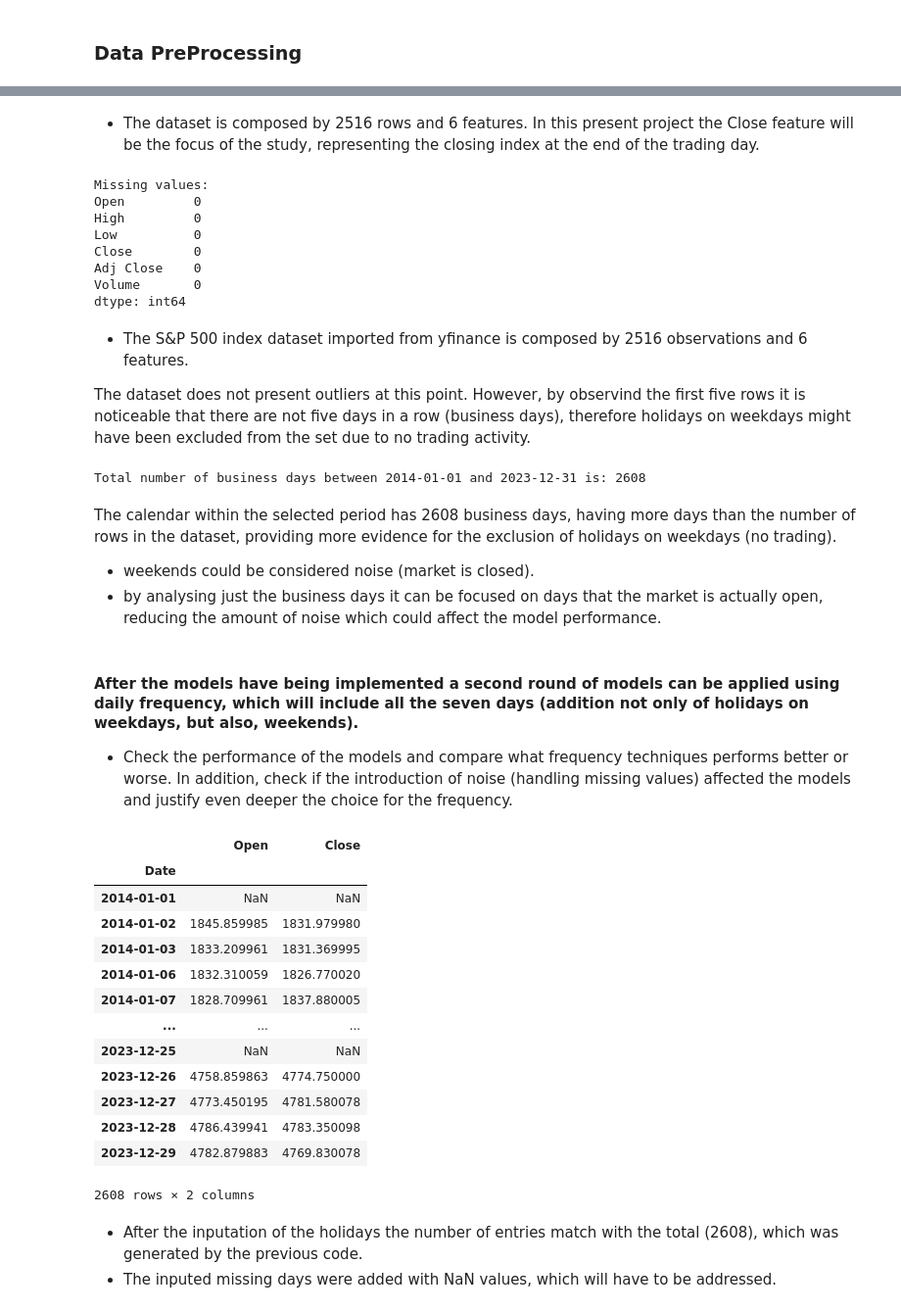
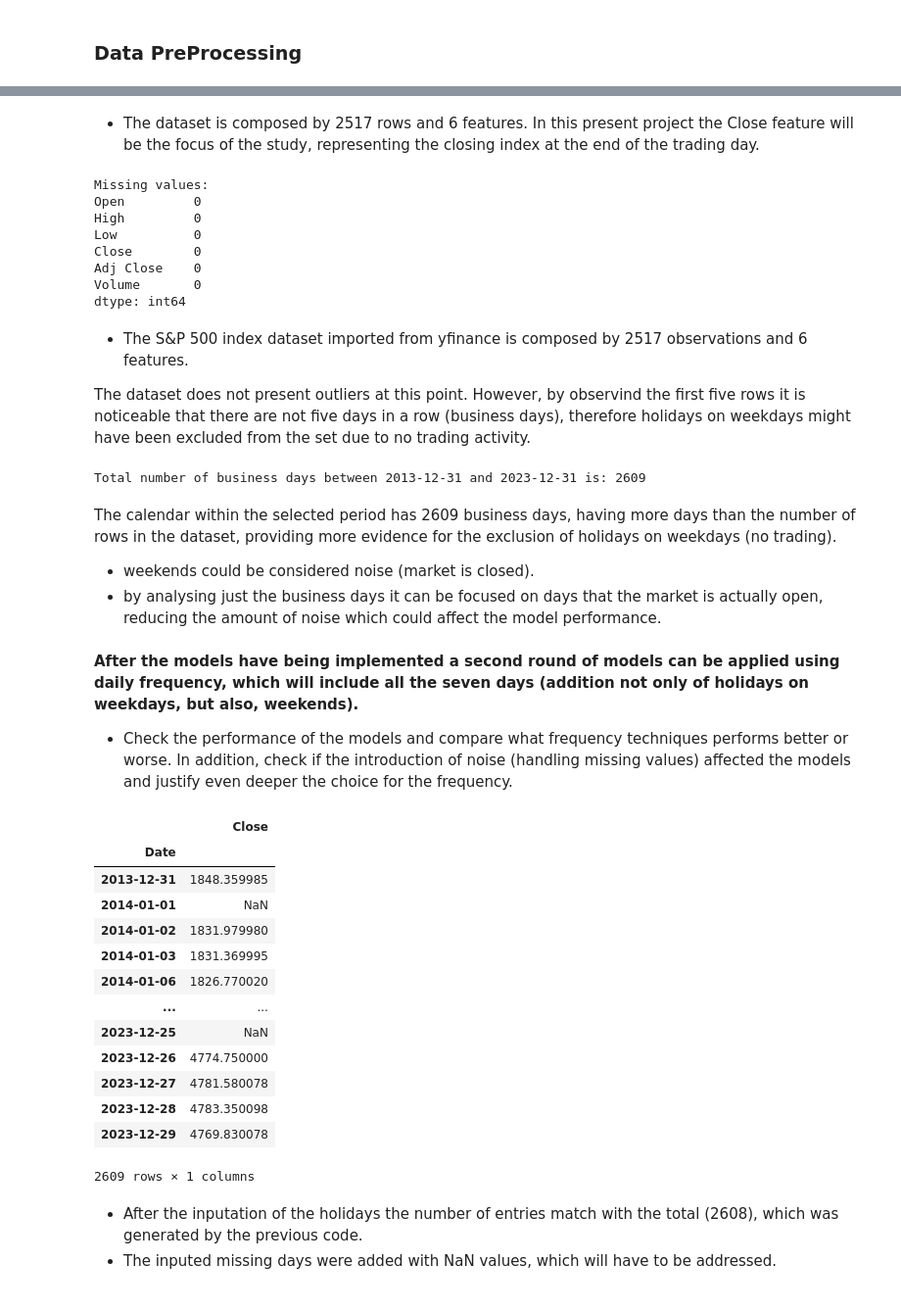
Before and after one commit to nozomu2020264/MSc-Capstone-Project, a Jupyter notebook: Capstone Project - Nozomu - 2020264.ipynb, the cells around one changed output, grey strips where cells are left out. Shown at 98% size. Saved outputs shown, nothing was run; the diff lists cells and outputs as text; code cells hidden in the pictures.

```diff
--- a/Capstone Project - Nozomu - 2020264.ipynb
+++ b/Capstone Project - Nozomu - 2020264.ipynb
@@ -30,7 +33,7 @@ The selected source for the experiment is Yahoo Finance, through the integration
 ticker_symbol = "^GSPC"
 
 # Fetch historical data.
-sp500_data = yf.download(ticker_symbol, start="2014-01-01", end="2023-12-31")
+sp500_data = yf.download(ticker_symbol, start="2013-12-31", end="2023-12-31")
 # %% [output]
 [*********************100%%**********************]  1 of 1 completed
 # %% [markdown]
@@ -60,5 +63,5 @@ display(sp500_data)
 # %% [markdown]
-- The dataset is composed by 2516 rows and 6 features. In this present project the Close feature will be the focus of the study, representing the closing index at the end of the trading day.
+- The dataset is composed by 2517 rows and 6 features. In this present project the Close feature will be the focus of the study, representing the closing index at the end of the trading day.
 # %%
 # Check for missing values
 missing_values = sp500_data.isnull().sum()
@@ -76,12 +79,12 @@ Adj Close    0
 Volume       0
 dtype: int64
 # %% [markdown]
-- The S&P 500 index dataset imported from yfinance is composed by 2516 observations and 6 features.
+- The S&P 500 index dataset imported from yfinance is composed by 2517 observations and 6 features.
 
 The dataset does not present outliers at this point. However, by observind the first five rows it is noticeable that there are not five days in a row (business days), therefore holidays on weekdays might have been excluded from the set due to no trading activity.
 # %%
 # Define start and end dates - 10 years period.
-start_date = '2014-01-01'
+start_date = '2013-12-31'
 end_date = '2023-12-31'
 
 # Generate business days between the start and end dates
@@ -92,64 +95,64 @@ total_business_days = len(business_days)
 
 print("Total number of business days between", start_date, "and", end_date, "is:", total_business_days)
 # %% [output]
-Total number of business days between 2014-01-01 and 2023-12-31 is: 2608
+Total number of business days between 2013-12-31 and 2023-12-31 is: 2609
 # %% [markdown]
-The calendar within the selected period has 2608 business days, having more days than the number of rows in the dataset, providing more evidence for the exclusion of holidays on weekdays (no trading).
+The calendar within the selected period has 2609 business days, having more days than the number of rows in the dataset, providing more evidence for the exclusion of holidays on weekdays (no trading).
 - weekends could be considered noise (market is closed).
 - by analysing just the business days it can be focused on days that the market is actually open, reducing the amount of noise which could affect the model performance.
 # %% [markdown]
-#### <b> After the models have being implemented a second round of models can be applied using daily frequency, which will include all the seven days (addition not only of holidays on weekdays, but also, weekends).
+<b> After the models have being implemented a second round of models can be applied using daily frequency, which will include all the seven days (addition not only of holidays on weekdays, but also, weekends).
 
 - Check the performance of the models and compare what frequency techniques performs better or worse. In addition, check if the introduction of noise (handling missing values) affected the models and justify even deeper the choice for the frequency.
 # %%
 # Defining start and end dates (ten years timeframe)
-start_date = date(2014, 1, 1)
+start_date = date(2013, 12, 31)
 end_date = date(2023, 12, 31)
 
 # Get all US business holidays between start_date and end_date
 us_holidays = holidays.US()
 
 # Create a complete date range covering all weekdays
 all_weekdays = pd.date_range(start=start_date, end=end_date, freq='B')
 
 # Filter out holidays that fall on weekdays
 us_business_holidays = [holiday for holiday in us_holidays.keys() if holiday in all_weekdays]
 
 # Filter out weekends
 weekdays = all_weekdays.difference(pd.to_datetime(us_business_holidays))
 
 # Create DataFrame with all weekdays
 weekdays_df = pd.DataFrame({'Date': weekdays})
 
 # Set 'Date' column as index
 weekdays_df.set_index('Date', inplace=True)
 
 # Create DataFrame with S&P 500 data
-df = pd.DataFrame(sp500_data, columns=['Open', 'Close'])
+df = pd.DataFrame(sp500_data, columns=['Close'])
 
 # Merge the two DataFrames on the index
 merged_df = weekdays_df.merge(df, left_index=True, right_index=True, how='left')
 
 # Convert back to Series
 df_BF = merged_df
 
 # Display the updated Series
 display(df_BF)
 # %% [output]
-|  | Open | Close |
-| Date |  |  |
-| 2014-01-01 | NaN | NaN |
-| 2014-01-02 | 1845.859985 | 1831.979980 |
-| 2014-01-03 | 1833.209961 | 1831.369995 |
-| 2014-01-06 | 1832.310059 | 1826.770020 |
-| 2014-01-07 | 1828.709961 | 1837.880005 |
-| ... | ... | ... |
-| 2023-12-25 | NaN | NaN |
-| 2023-12-26 | 4758.859863 | 4774.750000 |
-| 2023-12-27 | 4773.450195 | 4781.580078 |
-| 2023-12-28 | 4786.439941 | 4783.350098 |
-| 2023-12-29 | 4782.879883 | 4769.830078 |
+|  | Close |
+| Date |  |
+| 2013-12-31 | 1848.359985 |
+| 2014-01-01 | NaN |
+| 2014-01-02 | 1831.979980 |
+| 2014-01-03 | 1831.369995 |
+| 2014-01-06 | 1826.770020 |
+| ... | ... |
+| 2023-12-25 | NaN |
+| 2023-12-26 | 4774.750000 |
+| 2023-12-27 | 4781.580078 |
+| 2023-12-28 | 4783.350098 |
+| 2023-12-29 | 4769.830078 |
-2608 rows × 2 columns
+2609 rows × 1 columns
 # %% [markdown]
 - After the inputation of the holidays the number of entries match with the total (2608), which was generated by the previous code.
 - The inputed missing days were added with NaN values, which will have to be addressed.
```
Also changed, not shown: parts of 55 cells of this notebook.
